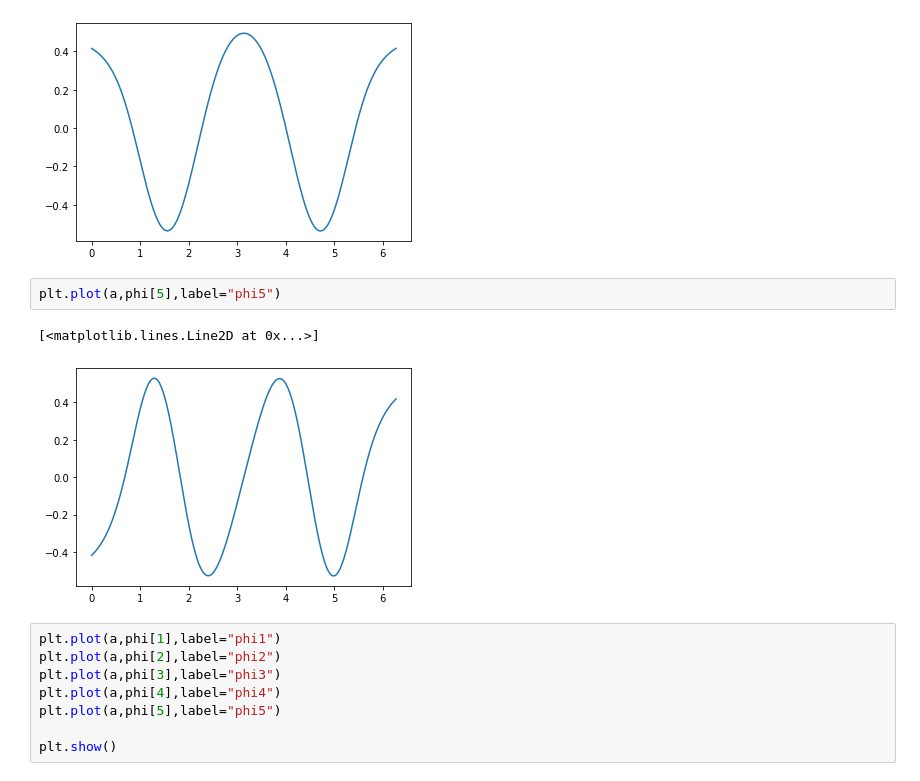
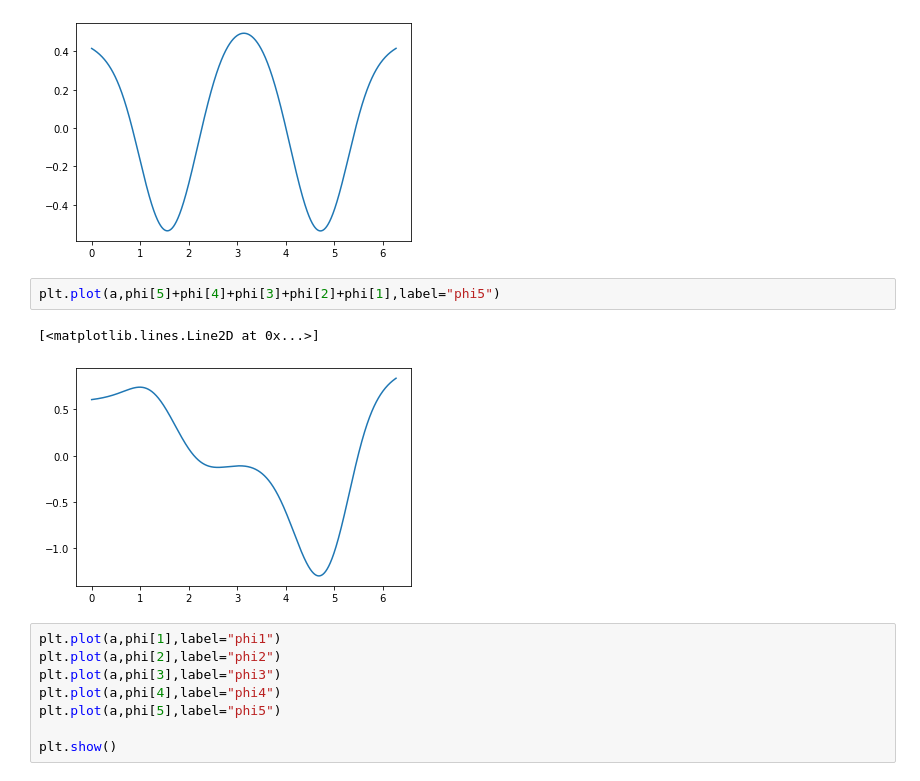
Before and after one commit to Hope-Liang/MLCrowdModeling_ex4, a Jupyter notebook: Diffusion_Maps.ipynb, the cells around one changed output. Saved outputs shown, nothing was run; the diff lists cells and outputs as text.

```diff
--- a/Diffusion_Maps.ipynb
+++ b/Diffusion_Maps.ipynb
@@ -103,10 +103,10 @@ plt.plot(a,phi[4],label="phi4")
 [<matplotlib.lines.Line2D at 0x...>]
 [figure]
 # %%
-plt.plot(a,phi[5],label="phi5")
+plt.plot(a,phi[5]+phi[4]+phi[3]+phi[2]+phi[1],label="phi5")
 # %% [output]
 [<matplotlib.lines.Line2D at 0x...>]
-[figure, old version]
+[figure, new version]
 # %%
 plt.plot(a,phi[1],label="phi1")
 plt.plot(a,phi[2],label="phi2")
```
Also changed, not shown: parts of 6 cells of this notebook.
